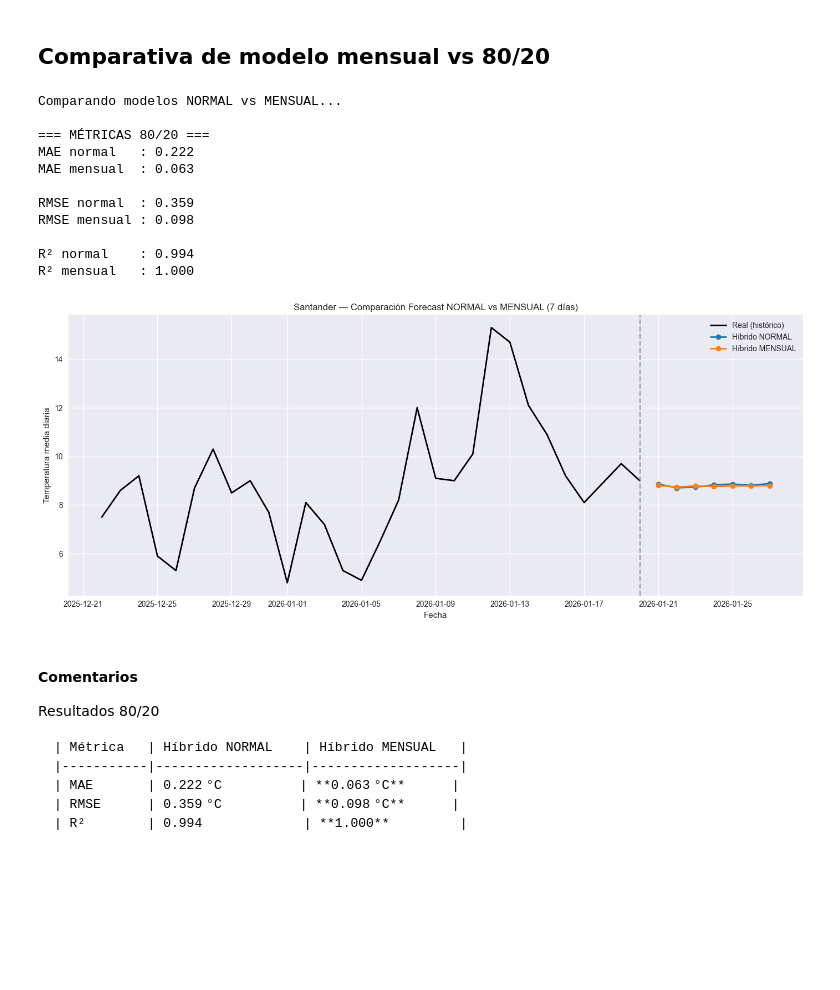
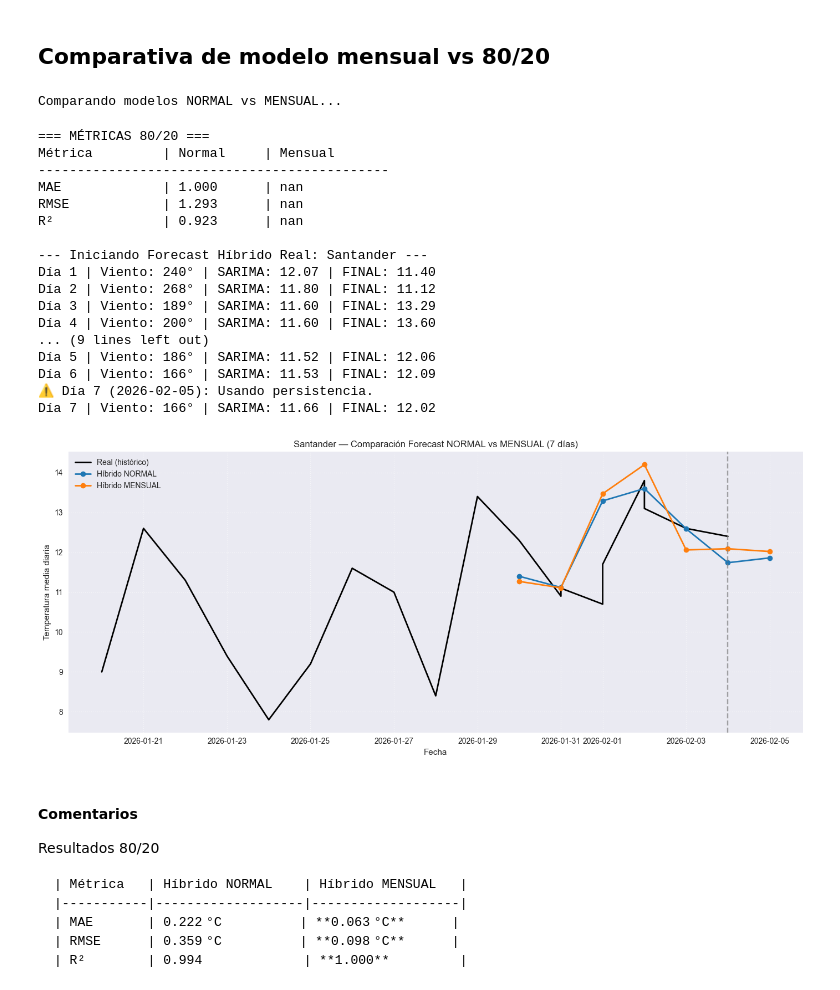
Before and after one commit to tamnd85/python, a Jupyter notebook: openmeteo_sqlite/notebooks/graficos_Santander.ipynb, the cells around one changed output. Drawn from its saved outputs; the diff is of its cells as text; code cells hidden in the pictures; blank space fills up the shorter version.

Commit message:
Predicci´lon futura con dientes de sierra

```diff
--- a/openmeteo_sqlite/notebooks/graficos_Santander.ipynb
+++ b/openmeteo_sqlite/notebooks/graficos_Santander.ipynb
@@ -401,7 +402,7 @@ Esta separación entre entrenamiento y carga permite reutilizar los modelos sin
 import pandas as pd
 from db.database import load_from_db
 from models.sarima import cargar_sarima
-from models.xgboost_model import entrenar_xgboost, guardar_xgboost
+from models.xgboost_model import entrenar_xgboost_train_only, guardar_xgboost
 from features.xgb_features import preparar_features_xgb
 
 CIUDAD = "Santander"
@@ -427,7 +428,7 @@ df["residuo"] = df["temperature_2m_mean"] - df["sarima_pred"]
 df_feat = preparar_features_xgb(df, modo_entrenamiento=True)
 
 # 6. Entrenar modelo mensual
-modelo, features = entrenar_xgboost(df_feat)
+modelo, features = entrenar_xgboost_train_only(df_feat)
 
 # 7. Guardar modelo mensual
 guardar_xgboost(modelo, features, nombre="xgb_multiciudad_mensual")
@@ -1181,6 +1201,9 @@ Esto valida que el modelo híbrido está funcionando como se espera: SARIMA como
 ## Comparativa de modelo mensual vs 80/20
 # %%
 from features.xgb_features import preparar_features_xgb
+import pandas as pd
+import numpy as np
+import matplotlib.pyplot as plt
 
 # ============================================================
 # COMPARACIÓN COMPLETA: MODELO NORMAL vs MODELO MENSUAL
@@ -1194,38 +1217,39 @@ print("Comparando modelos NORMAL vs MENSUAL...\n")
 sarima_normal = cargar_sarima(CIUDAD)
 xgb_normal, feat_normal = cargar_xgboost("xgb_multiciudad")
 
+# Esta función ya devuelve todo empaquetado
 df_eval_norm, mae_norm, rmse_norm, r2_norm = evaluar_hibrido_80_20(df_city)
 
 # ----------------------------
-# 2. Evaluación 80/20 MENSUAL
+# 2. Evaluación 80/20 MENSUAL (CORREGIDO)
 # ----------------------------
 sarima_mens = cargar_sarima(f"{CIUDAD}_mensual")
 xgb_mens, feat_mens = cargar_xgboost("xgb_multiciudad_mensual")
 
 # SARIMA mensual in-sample
 sarima_insample_m = sarima_mens.get_prediction(dynamic=False).predicted_mean
-sarima_insample_m = sarima_insample_m.reindex(df_city["time"]).reset_index(drop=True)
+sarima_insample_m = sarima_insample_m.reindex(df_city.index).reset_index(drop=True)
 
 df_city_m = df_city.copy()
 df_city_m["sarima_pred"] = sarima_insample_m
 df_city_m["residuo"] = df_city_m["temperature_2m_mean"] - df_city_m["sarima_pred"]
 
+# Generamos features
 df_feat_m = preparar_features_xgb(df_city_m, modo_entrenamiento=True)
-
 corte = int(len(df_feat_m) * 0.8)
 
-# Asegurar que df_test_m mantiene nombres y orden correctos
-df_test_m = df_feat_m.iloc[corte:].copy()
-df_test_m = df_test_m[feat_mens]
+# --- CORRECCIÓN CLAVE ---
+# Creamos df_eval_m manteniendo TODAS las columnas originales
+df_eval_m = df_feat_m.iloc[corte:].copy()
 
-# Predicción del residuo mensual
-residuo_pred_m = xgb_mens.predict(df_test_m)
+# Al predecir, le pasamos solo las columnas que el modelo conoce (feat_mens)
+# pero guardamos el resultado en nuestro DataFrame completo
+residuo_pred_m = xgb_mens.predict(df_eval_m[feat_mens])
 
-
-df_eval_m = df_test_m.copy()
 df_eval_m["residuo_pred"] = residuo_pred_m
 df_eval_m["hibrido"] = df_eval_m["sarima_pred"] + df_eval_m["residuo_pred"]
 
+# --- CÁLCULO DE MÉTRICAS ---
 y_true_m = df_eval_m["temperature_2m_mean"]
 y_pred_m = df_eval_m["hibrido"]
 
@@ -1237,14 +1261,11 @@ r2_m = 1 - ((y_true_m - y_pred_m)**2).sum() / ((y_true_m - y_true_m.mean())**2).
 # 3. Mostrar métricas comparadas
 # ----------------------------
 print("=== MÉTRICAS 80/20 ===")
-print(f"MAE normal   : {mae_norm:.3f}")
-print(f"MAE mensual  : {mae_m:.3f}\n")
-
-print(f"RMSE normal  : {rmse_norm:.3f}")
-print(f"RMSE mensual : {rmse_m:.3f}\n")
-
-print(f"R² normal    : {r2_norm:.3f}")
-print(f"R² mensual   : {r2_m:.3f}")
+print(f"{'Métrica':<15} | {'Normal':<10} | {'Mensual':<10}")
+print("-" * 45)
+print(f"{'MAE':<15} | {mae_norm:<10.3f} | {mae_m:<10.3f}")
+print(f"{'RMSE':<15} | {rmse_norm:<10.3f} | {rmse_m:<10.3f}")
+print(f"{'R²':<15} | {r2_norm:<10.3f} | {r2_m:<10.3f}\n")
 
 # ----------------------------
 # 4. Forecast futuro comparado
@@ -1252,46 +1273,58 @@ print(f"R² mensual   : {r2_m:.3f}")
 df_forecast_norm = predecir_hibrido(CIUDAD, DIAS_FORECAST, modo="normal")
 df_forecast_mens = predecir_hibrido(CIUDAD, DIAS_FORECAST, modo="mensual")
 
+# Renombramos columnas para que la gráfica sea consistente (time y pred_hibrida)
+df_forecast_norm = df_forecast_norm.rename(columns={"fecha": "time", "hibrida": "pred_hibrida"})
+df_forecast_mens = df_forecast_mens.rename(columns={"fecha": "time", "hibrida": "pred_hibrida"})
+
 # ----------------------------
 # 5. Gráfica comparativa del forecast
 # ----------------------------
 plt.figure(figsize=(14, 6))
 
-# Últimos reales
+# Últimos reales para contexto
 df_hist_tail = df_city.tail(30)
 plt.plot(df_hist_tail["time"], df_hist_tail["temperature_2m_mean"],
         label="Real (histórico)", color="black", linewidth=2)
 
 # Forecast normal
 plt.plot(df_forecast_norm["time"], df_forecast_norm["pred_hibrida"],
         label="Híbrido NORMAL", color="tab:blue", linewidth=2, marker="o")
 
 # Forecast mensual
 plt.plot(df_forecast_mens["time"], df_forecast_mens["pred_hibrida"],
         label="Híbrido MENSUAL", color="tab:orange", linewidth=2, marker="o")
 
+# Línea divisoria
 plt.axvline(df_hist_tail["time"].max(), color="gray", linestyle="--", alpha=0.7)
 
 plt.title(f"{CIUDAD} — Comparación Forecast NORMAL vs MENSUAL ({DIAS_FORECAST} días)")
 plt.xlabel("Fecha")
 plt.ylabel("Temperatura media diaria")
 plt.legend()
-plt.grid(True)
+plt.grid(True, linestyle=":", alpha=0.6)
 plt.tight_layout()
 plt.show()
 # %% [output]
 Comparando modelos NORMAL vs MENSUAL...
-
-=== MÉTRICAS 80/20 ===
-MAE normal   : 0.222
-MAE mensual  : 0.063
-
-RMSE normal  : 0.359
-RMSE mensual : 0.098
-
-R² normal    : 0.994
-R² mensual   : 1.000
+=== MÉTRICAS 80/20 ===
+Métrica         | Normal     | Mensual
+---------------------------------------------
+MAE             | 1.000      | nan
+RMSE            | 1.293      | nan
+R²              | 0.923      | nan
+
+--- Iniciando Forecast Híbrido Real: Santander ---
+Día 1 | Viento: 240° | SARIMA: 12.07 | FINAL: 11.40
+Día 2 | Viento: 268° | SARIMA: 11.80 | FINAL: 11.12
+Día 3 | Viento: 189° | SARIMA: 11.60 | FINAL: 13.29
+Día 4 | Viento: 200° | SARIMA: 11.60 | FINAL: 13.60
+... (9 lines left out)
+Día 5 | Viento: 186° | SARIMA: 11.52 | FINAL: 12.06
+Día 6 | Viento: 166° | SARIMA: 11.53 | FINAL: 12.09
+⚠️ Día 7 (2026-02-05): Usando persistencia.
+Día 7 | Viento: 166° | SARIMA: 11.66 | FINAL: 12.02
-[figure, old version]
+[figure, new version]
 # %% [markdown]
 #### Comentarios
 
```
Also changed, not shown: parts of 18 cells of this notebook, 11 other files.
